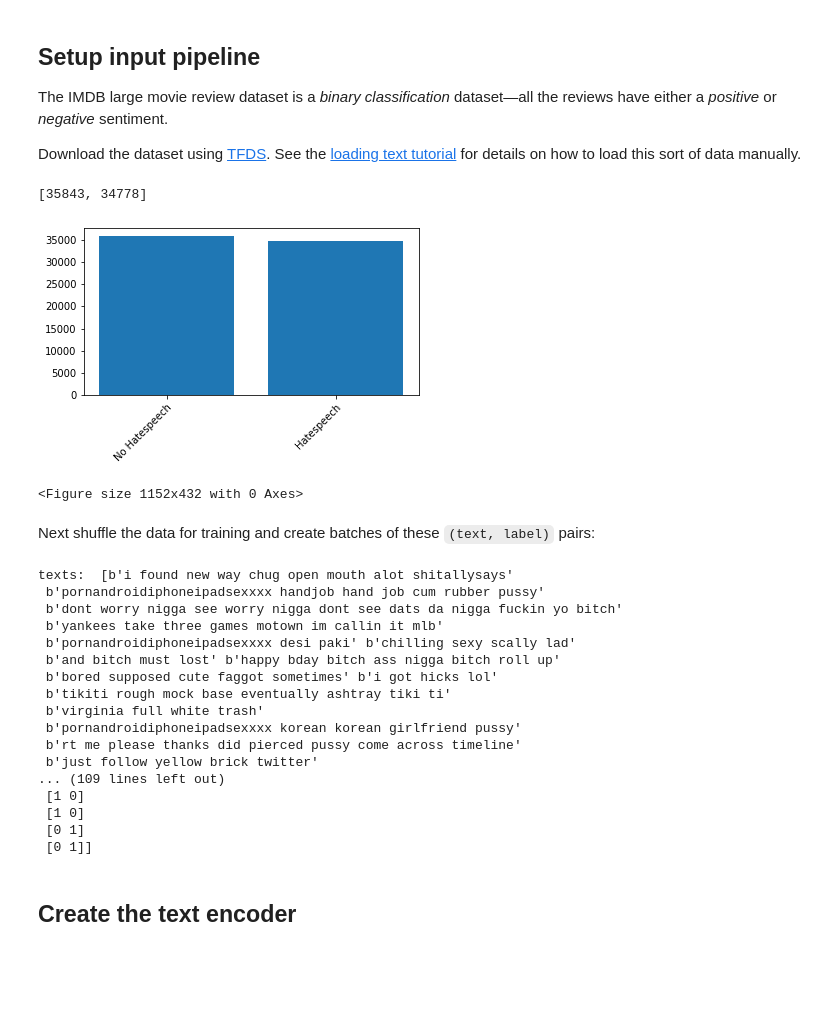
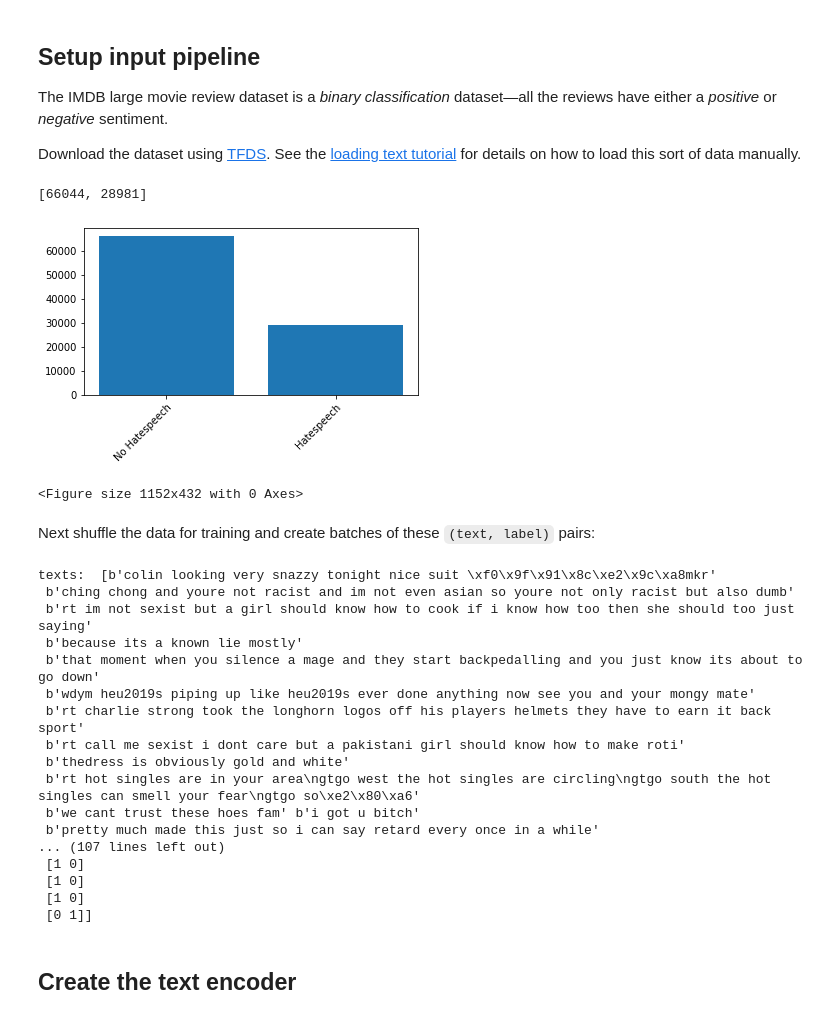
Before and after one commit to Caramba997/hatespeech_classifier, a Jupyter notebook: text_classification_rnn_augmentation.ipynb, the cells around one changed output. Saved outputs shown, nothing was run; the diff lists cells and outputs as text; code cells hidden in the pictures; blank space fills up the shorter version.

Commit message:
Test augmentation.

```diff
--- a/text_classification_rnn_augmentation.ipynb
+++ b/text_classification_rnn_augmentation.ipynb
@@ -92,12 +92,12 @@ def load_emotions(split='train'):
 # Load the csv data.
 #
 def load_data_arrays():
-    df_1 = pd.read_csv("datasets/1_no_stopwords.csv")
-    df_3 = pd.read_csv("datasets/3_no_stopwords.csv")
+    df_1 = pd.read_csv("datasets/1_preprocessed.csv")
+    df_3 = pd.read_csv("datasets/3_preprocessed.csv")
 
     #    df_5 = pd.read_csv("datasets/5_no_stopwords.csv")
 
-    df_6 = pd.read_csv("datasets/6_no_stopwords.csv")
+    df_6 = pd.read_csv("datasets/6_preprocessed.csv")
 
     df = df_1.append(df_3)
     df = df.append(df_6)
@@ -107,41 +107,42 @@ def load_data_arrays():
 
     emo_df = pd.read_csv('./datasets/goemotions.csv', encoding = 'utf-8')
 
-    emo_1, emo_2 = train_test_split(emo_df, test_size = 0.4, random_state = 42, shuffle = True)
+    emo_1, emo_2 = train_test_split(emo_df, test_size = 0.2, random_state = 42, shuffle = True)
 
-    train_df = df.append(emo_2)
+    train_df = train_df.append(emo_1)
+    test_df = test_df.append(emo_2)
     # emo_df = load_emotions()
     # emo_df = emo_df.append(load_emotions('test'))
     # emo_df = emo_df.append(load_emotions('validation'))
 
 
     return train_df, test_df
 
 
 def plot_data_distribution(labels_1, label_2):
     total = labels_1.reshape(-1).tolist()
     total.extend(label_2.reshape(-1).tolist())
     bins = sorted(list(set(total)))
 
     plt.bar(bins, [total.count(bin_val) for bin_val in bins])
     print([total.count(bin_val) for bin_val in bins])
     plt.xticks(bins,
                ["No Hatespeech", "Hatespeech"],
                rotation = 45,
                rotation_mode = "anchor",
                ha = "right")
 
     plt.subplots_adjust(bottom = 0.3)
     plt.figure(figsize = (16, 6))
     plt.show()
 
 
 train_df, test_df = load_data_arrays()
 
 plot_data_distribution(train_df['is_hatespeech'].values, test_df['is_hatespeech'].values)
 # %% [output]
-[35843, 34778]
+[66044, 28981]
-[figure, old version]
+[figure, new version]
 <Figure size 1152x432 with 0 Axes>
 # %%
 # Convert the test- and train-DataFrames to Tensorflow Datasets
@@ -179,22 +180,22 @@ for example, label in train_dataset.take(1):
     print()
     print('labels: ', label.numpy())
 # %% [output]
-texts:  [b'i found new way chug open mouth alot shitallysays'
- b'pornandroidiphoneipadsexxxx handjob hand job cum rubber pussy'
- b'dont worry nigga see worry nigga dont see dats da nigga fuckin yo bitch'
- b'yankees take three games motown im callin it mlb'
- b'pornandroidiphoneipadsexxxx desi paki' b'chilling sexy scally lad'
- b'and bitch must lost' b'happy bday bitch ass nigga bitch roll up'
- b'bored supposed cute faggot sometimes' b'i got hicks lol'
- b'tikiti rough mock base eventually ashtray tiki ti'
- b'virginia full white trash'
- b'pornandroidiphoneipadsexxxx korean korean girlfriend pussy'
- b'rt me please thanks did pierced pussy come across timeline'
- b'just follow yellow brick twitter'
-... (109 lines left out)
+texts:  [b'colin looking very snazzy tonight nice suit \xf0\x9f\x91\x8c\xe2\x9c\xa8mkr'
+ b'ching chong and youre not racist and im not even asian so youre not only racist but also dumb'
+ b'rt im not sexist but a girl should know how to cook if i know how too then she should too just saying'
+ b'because its a known lie mostly'
+ b'that moment when you silence a mage and they start backpedalling and you just know its about to go down'
+ b'wdym heu2019s piping up like heu2019s ever done anything now see you and your mongy mate'
+ b'rt charlie strong took the longhorn logos off his players helmets they have to earn it back sport'
+ b'rt call me sexist i dont care but a pakistani girl should know how to make roti'
+ b'thedress is obviously gold and white'
+ b'rt hot singles are in your area\ngtgo west the hot singles are circling\ngtgo south the hot singles can smell your fear\ngtgo so\xe2\x80\xa6'
+ b'we cant trust these hoes fam' b'i got u bitch'
+ b'pretty much made this just so i can say retard every once in a while'
+... (107 lines left out)
  [1 0]
  [1 0]
- [0 1]
+ [1 0]
  [0 1]]
 # %% [markdown]
 ## Create the text encoder
```
Also changed, not shown: parts of 7 cells of this notebook.
